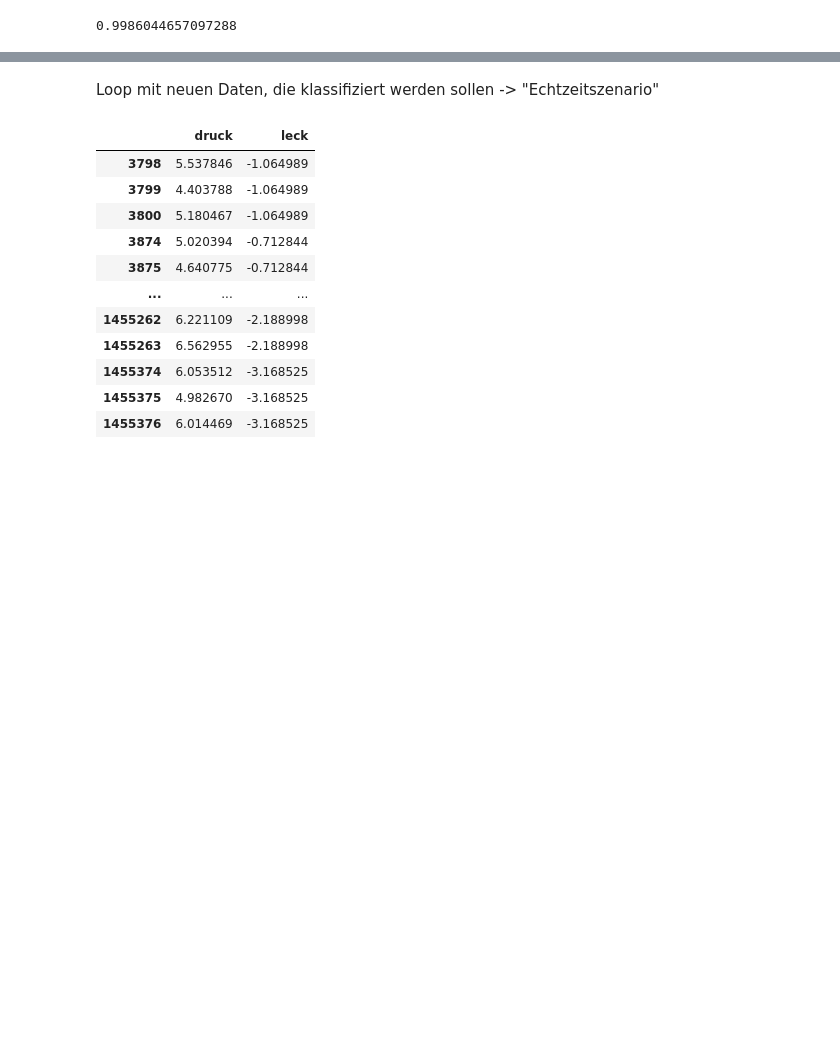
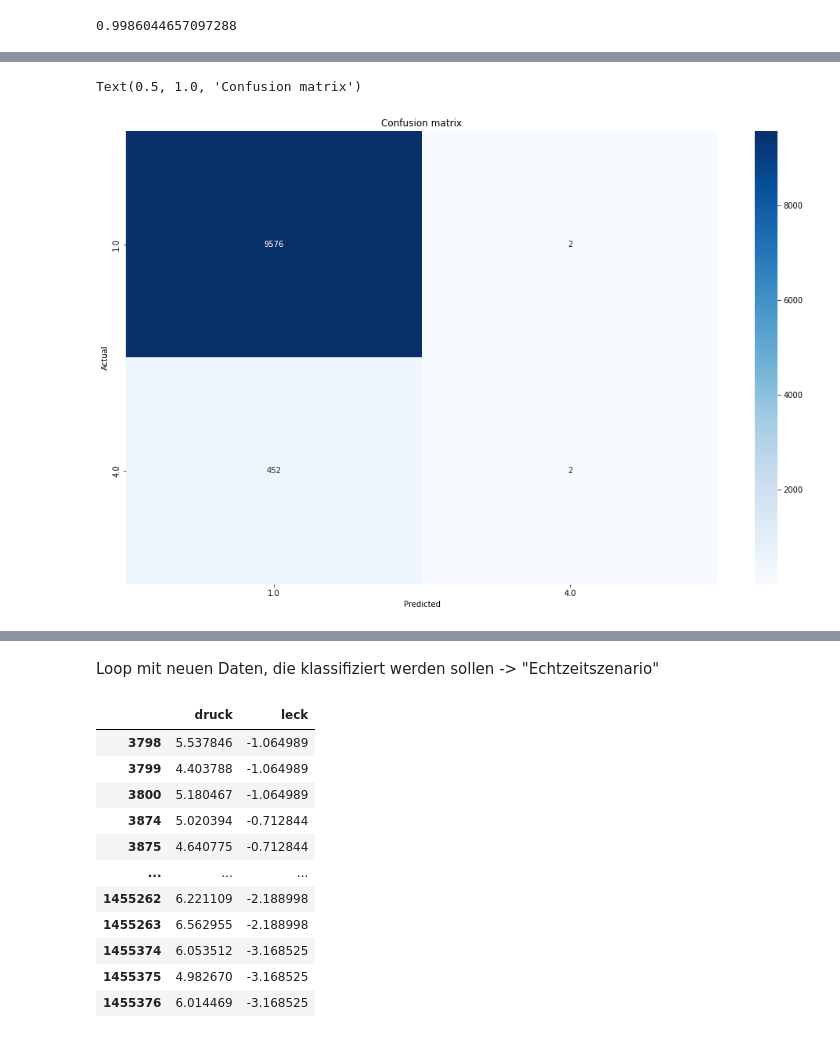
Before and after one commit to juliansaar/Innoprojekt, a Jupyter notebook: Dichte_Klassifizierung.ipynb, the cells around one changed output, grey strips where cells are left out. Cells and saved outputs as stored; diff of their text form; code cells hidden in the pictures; blank space fills up the shorter version.

```diff
--- a/Dichte_Klassifizierung.ipynb
+++ b/Dichte_Klassifizierung.ipynb
@@ -207,0 +272,3 @@ Text(0.5, 1.0, 'Confusion matrix')
+# %%
+X_druck = df_reduced[['druck']]
+y_druck = df_reduced['status']
@@ -207,0 +288,21 @@ Text(0.5, 1.0, 'Confusion matrix')
+# %%
+from sklearn.metrics import confusion_matrix
+
+conf_df = df_reduced['status'].drop_duplicates().sort_values()
+pipe_pred = pipe.predict(X_test)
+conf_matrix = confusion_matrix(y_test, pipe_pred)
+plt.figure(figsize=(16, 12))
+plt.subplots_adjust(left=0.180, bottom=0.280, right=1.0, top=0.950)
+sns.heatmap(conf_matrix,
+            annot=True,
+            xticklabels=conf_df,
+            yticklabels=conf_df,
+            cmap="Blues",
+            fmt='.4g')
+plt.xlabel('Predicted')
+plt.ylabel('Actual')
+#plt.xticks(rotation=45, ha='right', rotation_mode="anchor")
+plt.title('Confusion matrix')
+# %% [output]
+Text(0.5, 1.0, 'Confusion matrix')
+[figure, added]
```
Also changed, not shown: parts of 20 cells of this notebook, 1 other file.
